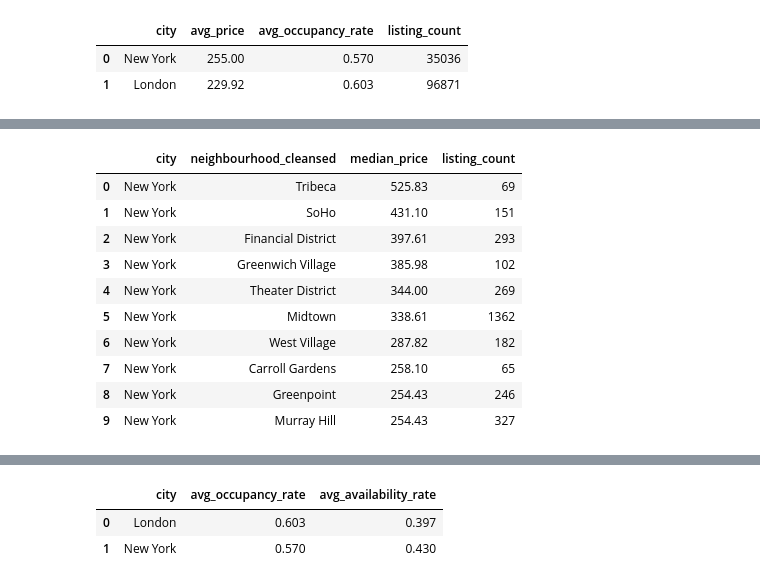
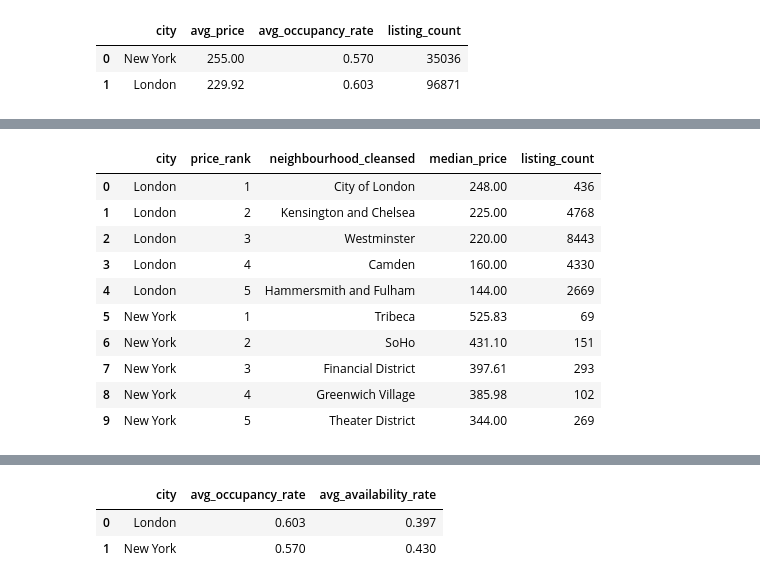
Before and after one commit to SAGAR-2-4/expernetic-airbnb-data-engineering, a Jupyter notebook: notebooks/06_sql_analytics.ipynb, the cells around one changed output, grey strips where cells are left out. Saved outputs shown, nothing was run; the diff lists cells and outputs as text; code cells hidden in the pictures.

```diff
--- a/notebooks/06_sql_analytics.ipynb
+++ b/notebooks/06_sql_analytics.ipynb
@@ -47,30 +111,52 @@ ORDER BY avg_price DESC
 # %%
-con.sql("""
+top_neighbourhoods = con.sql("""
+WITH neighbourhood_metrics AS (
+    SELECT
+        dc.city,
+        dn.neighbourhood_cleansed,
+        ROUND(MEDIAN(fl.price_clean), 2) AS median_price,
+        COUNT(*) AS listing_count
+    FROM fact_listing fl
+    JOIN dim_city dc
+        ON fl.city_id = dc.city_id
+    JOIN dim_neighbourhood dn
+        ON fl.neighbourhood_id = dn.neighbourhood_id
+    WHERE fl.price_clean IS NOT NULL
+    GROUP BY
+        dc.city,
+        dn.neighbourhood_cleansed
+    HAVING COUNT(*) >= 50
+),
+ranked_neighbourhoods AS (
+    SELECT
+        *,
+        ROW_NUMBER() OVER (
+            PARTITION BY city
+            ORDER BY median_price DESC
+        ) AS price_rank
+    FROM neighbourhood_metrics
+)
 SELECT
-    dc.city,
-    dn.neighbourhood_cleansed,
-    ROUND(MEDIAN(fl.price_clean), 2) AS median_price,
-    COUNT(*) AS listing_count
-FROM fact_listing fl
-JOIN dim_city dc
-    ON fl.city_id = dc.city_id
-JOIN dim_neighbourhood dn
-    ON fl.neighbourhood_id = dn.neighbourhood_id
-WHERE fl.price_clean IS NOT NULL
-GROUP BY dc.city, dn.neighbourhood_cleansed
-HAVING COUNT(*) >= 50
-ORDER BY median_price DESC
-LIMIT 10
+    city,
+    price_rank,
+    neighbourhood_cleansed,
+    median_price,
+    listing_count
+FROM ranked_neighbourhoods
+WHERE price_rank <= 5
+ORDER BY city, price_rank
 """).df()
+
+top_neighbourhoods
 # %% [output]
-|  | city | neighbourhood_cleansed | median_price | listing_count |
-| 0 | New York | Tribeca | 525.83 | 69 |
-| 1 | New York | SoHo | 431.10 | 151 |
-| 2 | New York | Financial District | 397.61 | 293 |
-| 3 | New York | Greenwich Village | 385.98 | 102 |
-| 4 | New York | Theater District | 344.00 | 269 |
-| 5 | New York | Midtown | 338.61 | 1362 |
-| 6 | New York | West Village | 287.82 | 182 |
-| 7 | New York | Carroll Gardens | 258.10 | 65 |
-| 8 | New York | Greenpoint | 254.43 | 246 |
-| 9 | New York | Murray Hill | 254.43 | 327 |
+|  | city | price_rank | neighbourhood_cleansed | median_price | listing_count |
+| 0 | London | 1 | City of London | 248.00 | 436 |
+| 1 | London | 2 | Kensington and Chelsea | 225.00 | 4768 |
+| 2 | London | 3 | Westminster | 220.00 | 8443 |
+| 3 | London | 4 | Camden | 160.00 | 4330 |
+| 4 | London | 5 | Hammersmith and Fulham | 144.00 | 2669 |
+| 5 | New York | 1 | Tribeca | 525.83 | 69 |
+| 6 | New York | 2 | SoHo | 431.10 | 151 |
+| 7 | New York | 3 | Financial District | 397.61 | 293 |
+| 8 | New York | 4 | Greenwich Village | 385.98 | 102 |
+| 9 | New York | 5 | Theater District | 344.00 | 269 |
```
Also changed, not shown: parts of 27 cells of this notebook, 23 other files.
